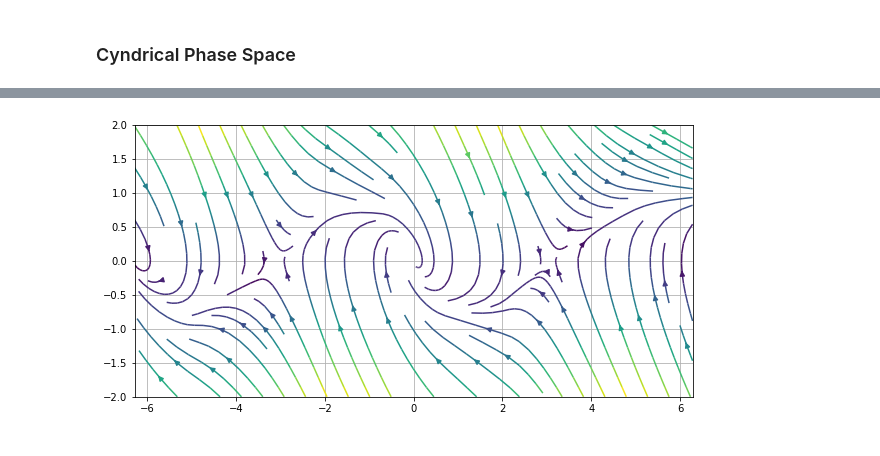
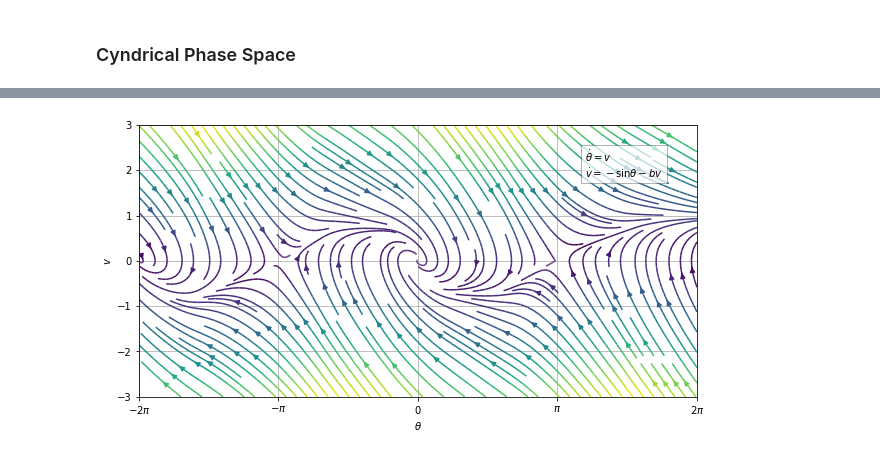
Before and after one commit to shumez/NLDC, a Jupyter notebook: c06/note.ipynb, the cells around one changed output, grey strips where cells are left out. Saved outputs shown, nothing was run; the diff lists cells and outputs as text; code cells hidden in the pictures.

```diff
--- a/c06/note.ipynb
+++ b/c06/note.ipynb
@@ -1619,34 +1632,48 @@ plt.show()
 # %%
 pi = np.pi
 b = 1
 
 def theta_dot(theta, v):
     return v
 
 def v_dot(theta, v):
     return -b*v -np.sin(theta)
 
 def speed(x, y):
     return np.sqrt(theta_dot(x, y)**2 + v_dot(x, y)**2)
 
-thetamin, thetamax, vmin, vmax = -pi*2, pi*2, -2, 2
+thetamin, thetamax, vmin, vmax = -pi*2, pi*2, -3, 3
 
 theta, v = np.linspace(thetamin, thetamax, 10), np.linspace(vmin, vmax, 10)
 theta, v = np.meshgrid(theta, v)
 
 fig, axes = plt.subplots(figsize=(10, 5))
 
 axes.streamplot(theta, v, theta_dot(theta, v), v_dot(theta, v),
                 color=speed(theta, v), cmap='viridis',
-                density=1)
+                density=2)
+
+axes.text(thetamin+(thetamax-thetamin)*4/5, vmin+(vmax-vmin)*4/5,
+          (r'$\dot{\theta} = v$' '\n' r'$\dot{v} = -\sin\theta - bv$'),
+          ha='left', va='bottom',
+          bbox=dict(fc=(1, 1, 1, .7), ec=(0, 0, 0, .3)))
+
+
 
 axes.set_xlim(thetamin, thetamax)
 axes.set_ylim(vmin, vmax)
-
-
-
+axes.set_xticks(np.arange(thetamin, thetamax+1, pi))
+axes.set_xticklabels([r'$-2\pi$', r'$-\pi$', r'$0$', r'$\pi$', r'$2\pi$'])
+axes.set_xlabel(r'$\theta$')
+axes.set_ylabel(r'$v$')
 axes.grid(True)
 
+figname = '6_7_7'
+plt.savefig(('img/fig_%s.png' % figname), dpi=None, facecolor='w', edgecolor='w',
+            orientation='portrait', papertype=None, format='png',
+            transparent=False, bbox_inches=None, pad_inches=0.1,
+            frameon=None)
+
 plt.show()
 # %% [output]
-[figure, old version]
+[figure, new version]
```
Also changed, not shown: parts of 15 cells of this notebook, 2 other files.
